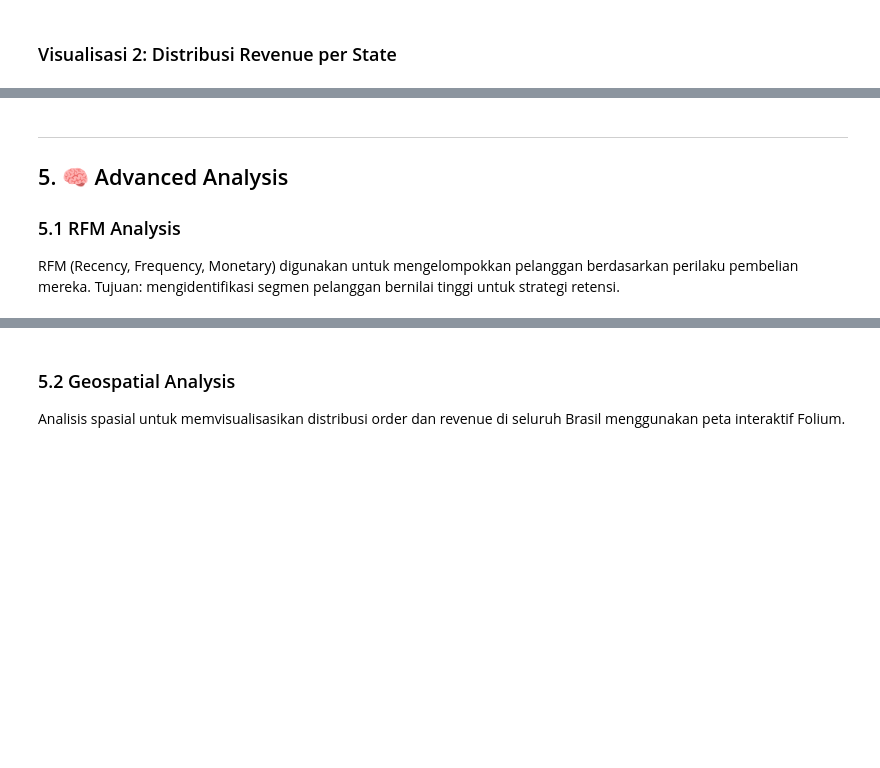
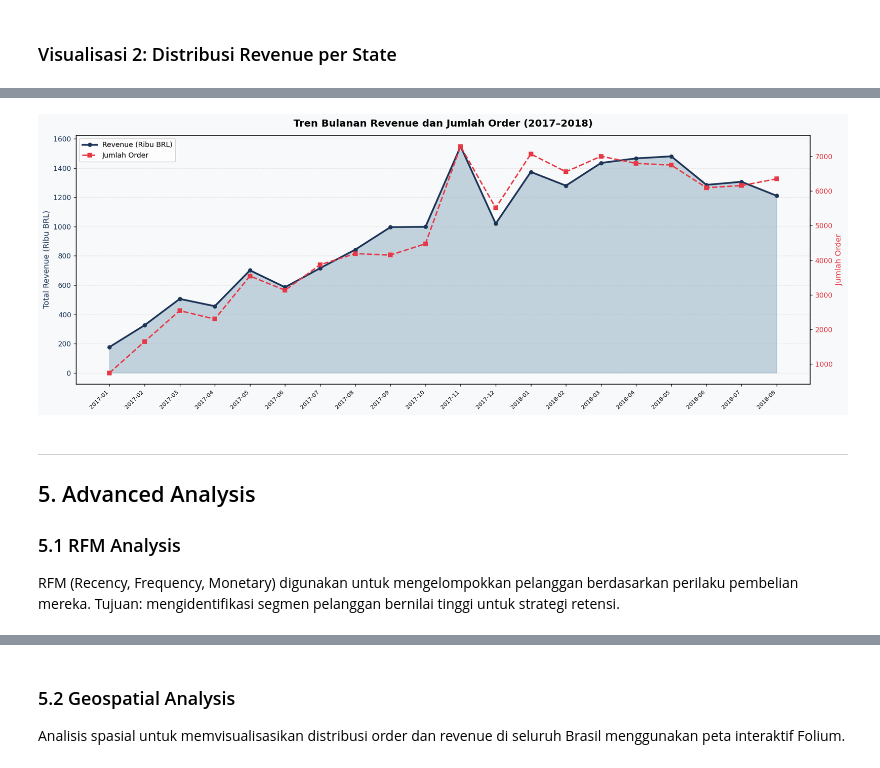
Before and after one commit to berliani/ecommerce-analysis, a Jupyter notebook: notebook.ipynb, the cells around one changed output, grey strips where cells are left out. Drawn from its saved outputs; the diff is of its cells as text; code cells hidden in the pictures; blank space fills up the shorter version.

```diff
--- a/notebook.ipynb
+++ b/notebook.ipynb
@@ -570,43 +822,41 @@ print("\n💡 Insight: São Paulo (SP) mendominasi revenue secara signifikan. "
 # %%
-# ============================================================
-# VISUALISASI 2B: Tren Bulanan Revenue dan Order
-# ============================================================
+# Tren Bulanan Revenue dan Order
 fig, ax1 = plt.subplots(figsize=(16, 6))
 fig.patch.set_facecolor('#F8F9FA')
 ax1.set_facecolor('#F8F9FA')
 
 x = range(len(monthly_trend))
 ax1.fill_between(x, monthly_trend['total_revenue'] / 1e3,
                   alpha=0.3, color='#457B9D')
 ax1.plot(x, monthly_trend['total_revenue'] / 1e3,
           color='#1D3557', linewidth=2.5, marker='o', markersize=5, label='Revenue (Ribu BRL)')
 ax1.set_ylabel('Total Revenue (Ribu BRL)', fontsize=11, color='#1D3557')
 ax1.tick_params(axis='y', labelcolor='#1D3557')
 
 ax2 = ax1.twinx()
 ax2.plot(x, monthly_trend['total_orders'],
           color='#E63946', linewidth=2, linestyle='--', marker='s', markersize=5, label='Jumlah Order')
 ax2.set_ylabel('Jumlah Order', fontsize=11, color='#E63946')
 ax2.tick_params(axis='y', labelcolor='#E63946')
 
 ax1.set_xticks(x)
 ax1.set_xticklabels(monthly_trend['year_month_str'], rotation=45, ha='right', fontsize=8)
 ax1.set_title('Tren Bulanan Revenue dan Jumlah Order (2017–2018)',
                fontsize=14, fontweight='bold', pad=12)
 ax1.grid(axis='y', alpha=0.3, linestyle='--')
 
 lines1, labels1 = ax1.get_legend_handles_labels()
 lines2, labels2 = ax2.get_legend_handles_labels()
 ax1.legend(lines1 + lines2, labels1 + labels2, loc='upper left', fontsize=10)
 
 plt.tight_layout()
 plt.savefig('viz2b_monthly_trend.png', bbox_inches='tight', dpi=150)
 plt.show()
-print("\n💡 Insight: Terdapat pertumbuhan konsisten sepanjang 2017-2018 dengan "
-      "lonjakan pada November 2017 (Black Friday) dan penurunan di September 2018.")
+# %% [output]
+[figure, added]
 # %% [markdown]
 ---
-## 5. 🧠 Advanced Analysis
+## 5. Advanced Analysis
 
 ### 5.1 RFM Analysis
 
```
Also changed, not shown: parts of 29 cells of this notebook, 3 other files.
